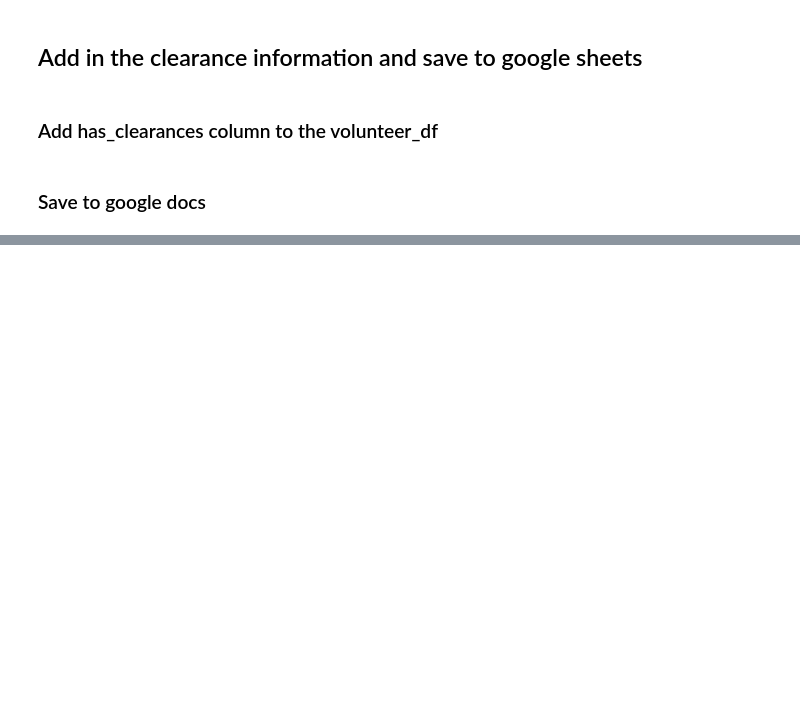
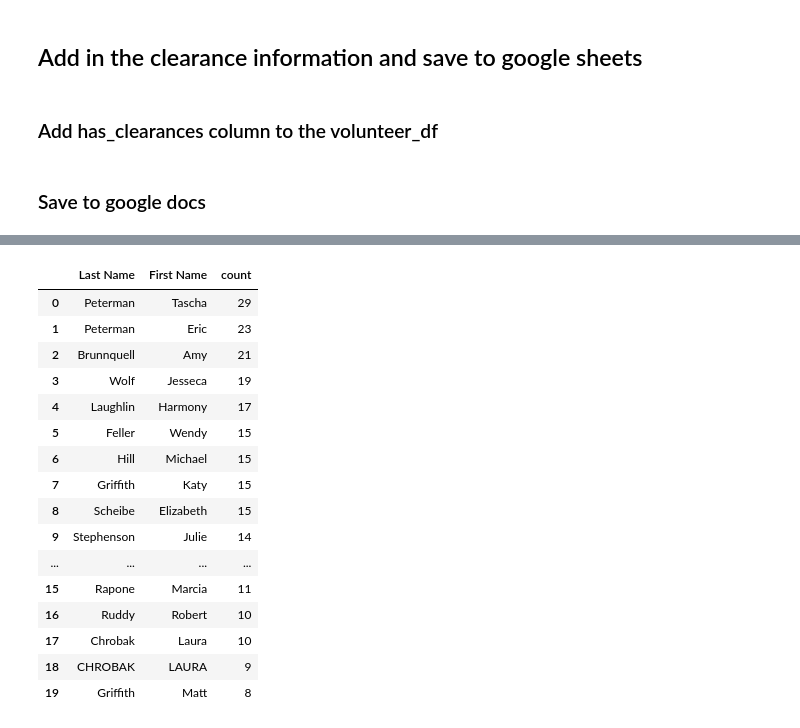
Before and after one commit to bobruddy/agimba, a Jupyter notebook: generate_event_report.ipynb, the cells around one changed output, grey strips where cells are left out. Drawn from its saved outputs; the diff is of its cells as text; code cells hidden in the pictures; blank space fills up the shorter version.

```diff
--- a/generate_event_report.ipynb
+++ b/generate_event_report.ipynb
@@ -238,0 +313,13 @@ sheet_status.resize(rows=len(save_df)+1, cols=len(save_df.columns))
+# %%
+unique_items = volunteer_df['Item'].unique()
+exclude_items = [
+        '5:45PM-6:00PM', '6:00PM - 6:15PM', '6:15PM-6:30PM',
+        '6:30PM-6:45PM', '6:45PM-7:00PM', '7:00-7:15pm', '7:15-7:30PM',
+        '7:30-7:45PM', '7:45-8:00PM', '8:00-8:15PM', '8:15-8:30PM',
+        'Brownies', 'Cookie tray', 'Dessert-sized paper plates',
+        'Dinner-sized paper plates', 'Entrees/ Main Dishes',
+        'Flavored Seltzer', 'Fruit tray / fruit salad', 'Napkins',
+        'Plastic Forks', 'Plastic knives', 'Plastic Spoons',
+        'Rice Krispy treats', 'Rolls', 'Salad / veggie tray', 'Soda', 'Water']
+
+exclude_items
@@ -238,0 +344,26 @@ sheet_status.resize(rows=len(save_df)+1, cols=len(save_df.columns))
+# %%
+vol_rank = volunteer_df[ ~volunteer_df["Item"].isin(exclude_items) ] \
+    .groupby(["Last Name", "First Name"]) \
+    .size() \
+    .reset_index(name="count") \
+    .sort_values(by="count", ascending=False) \
+    .reset_index(drop=True)
+vol_rank.head(20)
+# %% [output]
+|  | Last Name | First Name | count |
+| 0 | Peterman | Tascha | 29 |
+| 1 | Peterman | Eric | 23 |
+| 2 | Brunnquell | Amy | 21 |
+| 3 | Wolf | Jesseca | 19 |
+| 4 | Laughlin | Harmony | 17 |
+| 5 | Feller | Wendy | 15 |
+| 6 | Hill | Michael | 15 |
+| 7 | Griffith | Katy | 15 |
+| 8 | Scheibe | Elizabeth | 15 |
+| 9 | Stephenson | Julie | 14 |
+| ... | ... | ... | ... |
+| 15 | Rapone | Marcia | 11 |
+| 16 | Ruddy | Robert | 10 |
+| 17 | Chrobak | Laura | 10 |
+| 18 | CHROBAK | LAURA | 9 |
+| 19 | Griffith | Matt | 8 |
```
Also changed, not shown: parts of 10 cells of this notebook, 7 other files.
